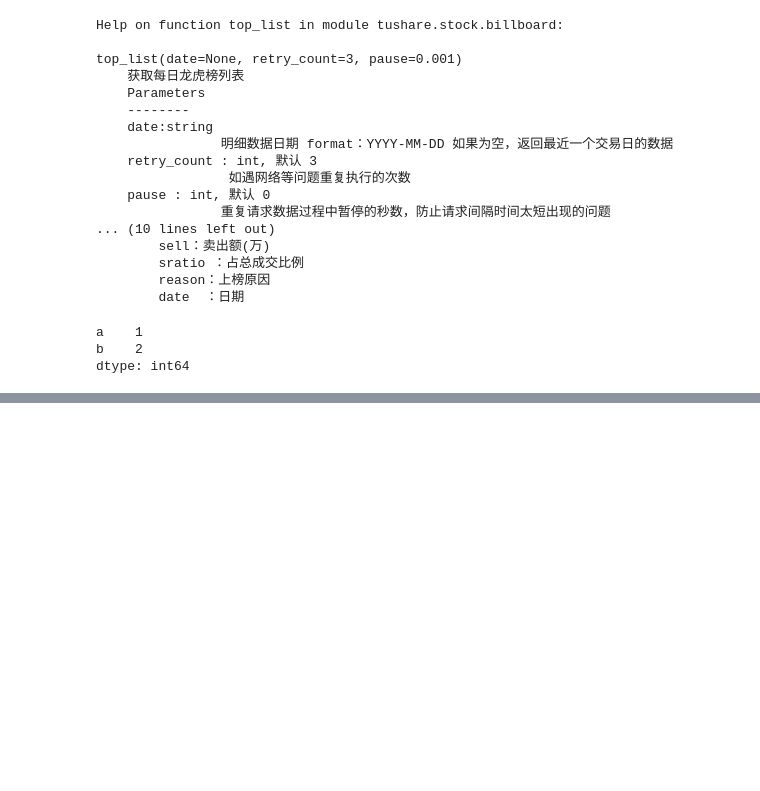
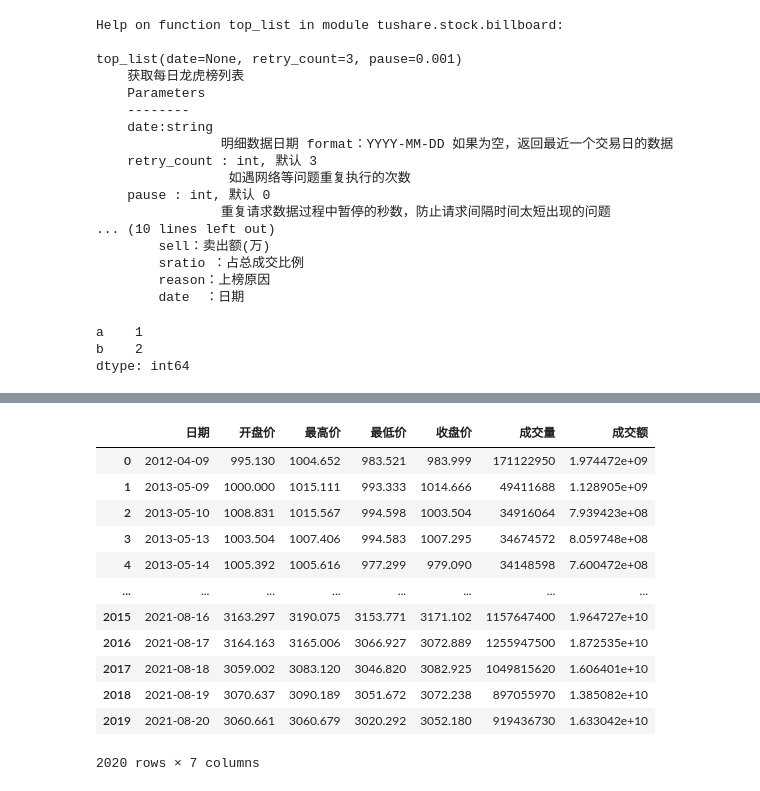
Before and after one commit to linfenglee/quant_trading, a Jupyter notebook: stock_trading/test.ipynb, the cells around one changed output, grey strips where cells are left out. Drawn from its saved outputs; the diff is of its cells as text; code cells hidden in the pictures; blank space fills up the shorter version.

```diff
--- a/stock_trading/test.ipynb
+++ b/stock_trading/test.ipynb
@@ -493,0 +595,16 @@ dtype: int64
+# %%
+ak.stock_board_concept_hist_ths(start_year="2010", symbol="安防")
+# %% [output]
+|  | 日期 | 开盘价 | 最高价 | 最低价 | 收盘价 | 成交量 | 成交额 |
+| 0 | 2012-04-09 | 995.130 | 1004.652 | 983.521 | 983.999 | 171122950 | 1.974472e+09 |
+| 1 | 2013-05-09 | 1000.000 | 1015.111 | 993.333 | 1014.666 | 49411688 | 1.128905e+09 |
+| 2 | 2013-05-10 | 1008.831 | 1015.567 | 994.598 | 1003.504 | 34916064 | 7.939423e+08 |
+| 3 | 2013-05-13 | 1003.504 | 1007.406 | 994.583 | 1007.295 | 34674572 | 8.059748e+08 |
+| 4 | 2013-05-14 | 1005.392 | 1005.616 | 977.299 | 979.090 | 34148598 | 7.600472e+08 |
+| ... | ... | ... | ... | ... | ... | ... | ... |
+| 2015 | 2021-08-16 | 3163.297 | 3190.075 | 3153.771 | 3171.102 | 1157647400 | 1.964727e+10 |
+| 2016 | 2021-08-17 | 3164.163 | 3165.006 | 3066.927 | 3072.889 | 1255947500 | 1.872535e+10 |
+| 2017 | 2021-08-18 | 3059.002 | 3083.120 | 3046.820 | 3082.925 | 1049815620 | 1.606401e+10 |
+| 2018 | 2021-08-19 | 3070.637 | 3090.189 | 3051.672 | 3072.238 | 897055970 | 1.385082e+10 |
+| 2019 | 2021-08-20 | 3060.661 | 3060.679 | 3020.292 | 3052.180 | 919436730 | 1.633042e+10 |
+2020 rows × 7 columns
```
Also changed, not shown: parts of 15 cells of this notebook, 3 other files.
